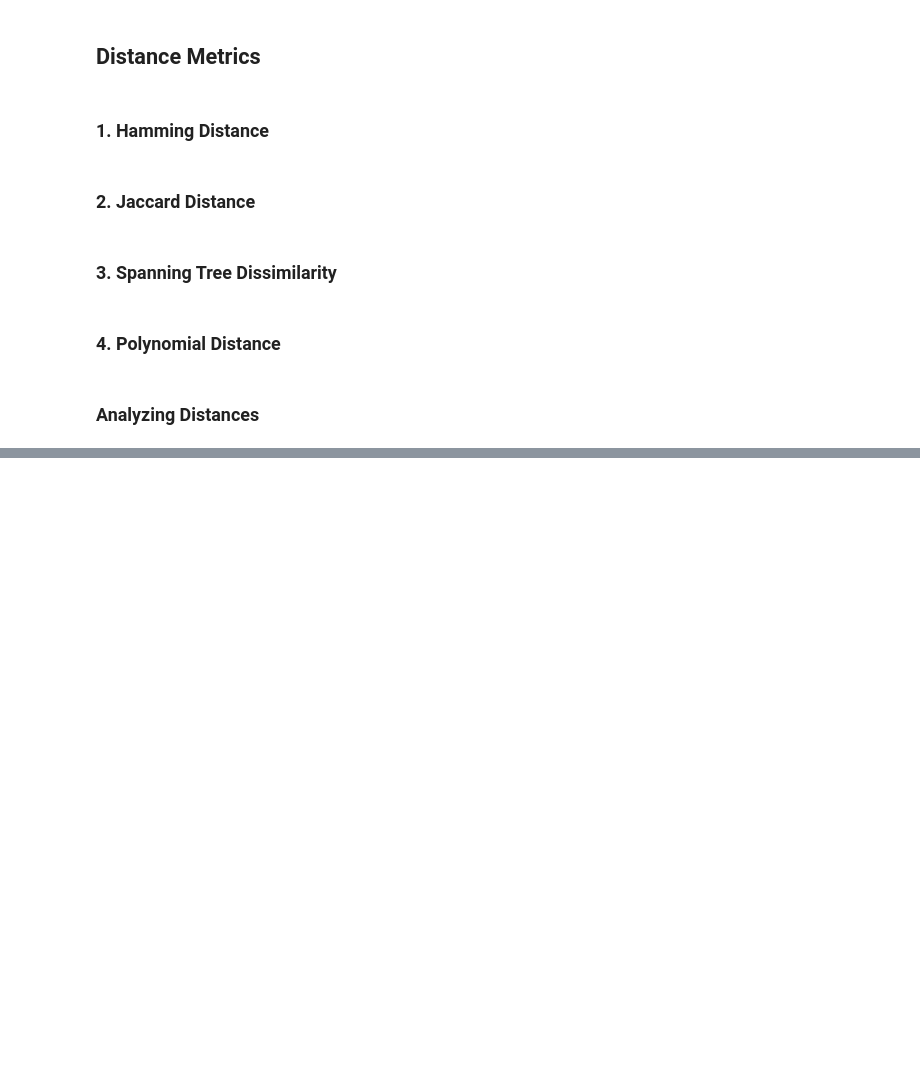
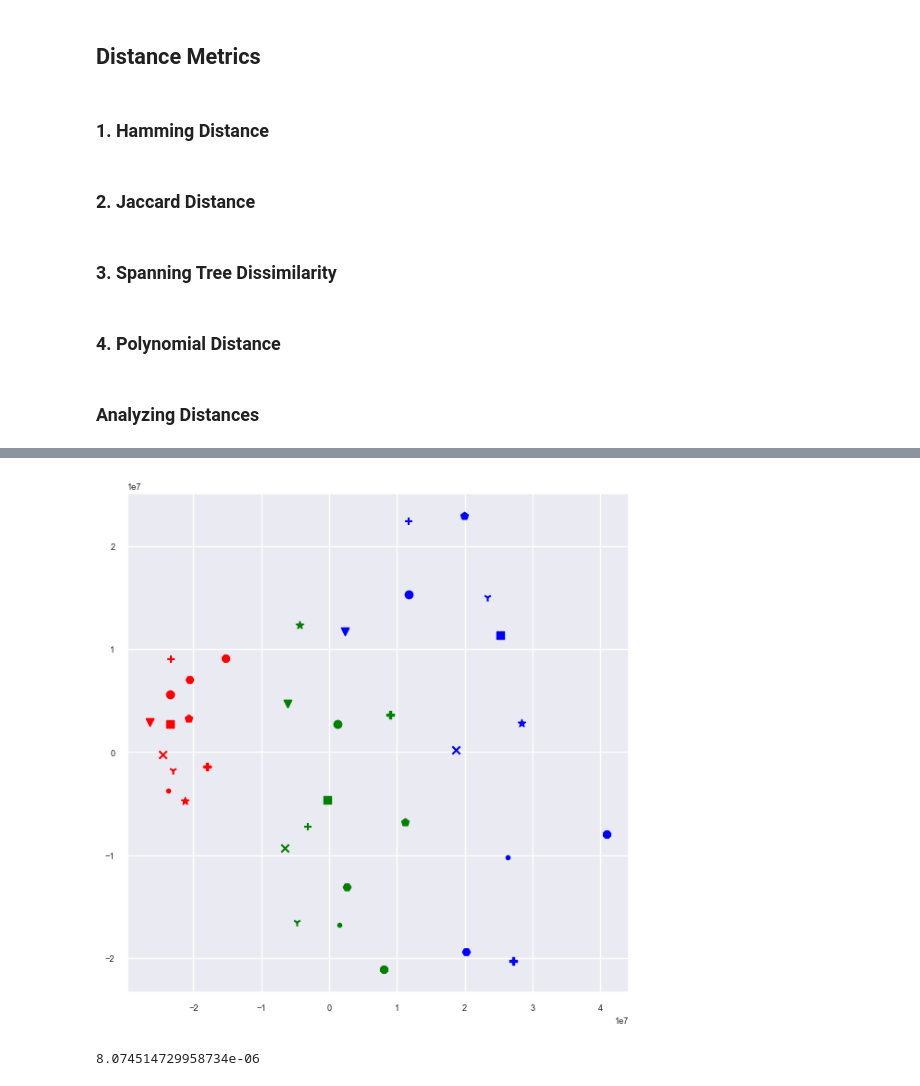
Before and after one commit to soschuetze/WTO-Fashion-Network, a Jupyter notebook: network.ipynb, the cells around one changed output, grey strips where cells are left out. Cells and saved outputs as stored; diff of their text form; code cells hidden in the pictures; blank space fills up the shorter version.

```diff
--- a/network.ipynb
+++ b/network.ipynb
@@ -411,0 +251,2 @@ plt.show()
+# %%
+result = result[(result['parent_id']==355) | (result['parent_id']==356) | (result['parent_id']==353)]
@@ -411,0 +368,19 @@ plt.show()
+# %%
+from sklearn.manifold import MDS
+def mds_projections(regions, distances):
+  mds = MDS(n_components=2, random_state=0)
+  X_2d = mds.fit_transform(distances)
+
+  markers = ["v","o","x","s",".","*","+","1","p","P","H","8"]
+  colors = ['blue','green','red']
+  region_labels = ["Asia","North America","Europe"]
+  plt.rcParams['figure.figsize'] = [7, 7]
+  plt.rc('font', size=14)
+  for j,i in enumerate(np.unique(regions)):
+    subset = X_2d[np.where(regions == i)[0]]
+    x = [row[0] for row in subset]
+    y = [row[1] for row in subset]
+    for i in range(12):
+      plt.scatter(x[i],y[i],c=colors[j],label=region_labels[j], marker=markers[i])
+
+  plt.show()
@@ -411,0 +486,12 @@ plt.show()
+# %%
+mds_projections(h_regions, hamming_distances)
+# %% [output]
+[figure, added]
+# %%
+num_same_classes, h_metagraph = get_metagraph(hamming_distances, h_labels, h_regions)
+h_random_graphs = random_graphs(h_metagraph)
+num_same_random = get_same_class_random(h_random_graphs)
+
+fr_test(num_same_random, num_same_classes)
+# %% [output]
+8.074514729958734e-06
```
Also changed, not shown: parts of 65 cells of this notebook, 5 other files.
